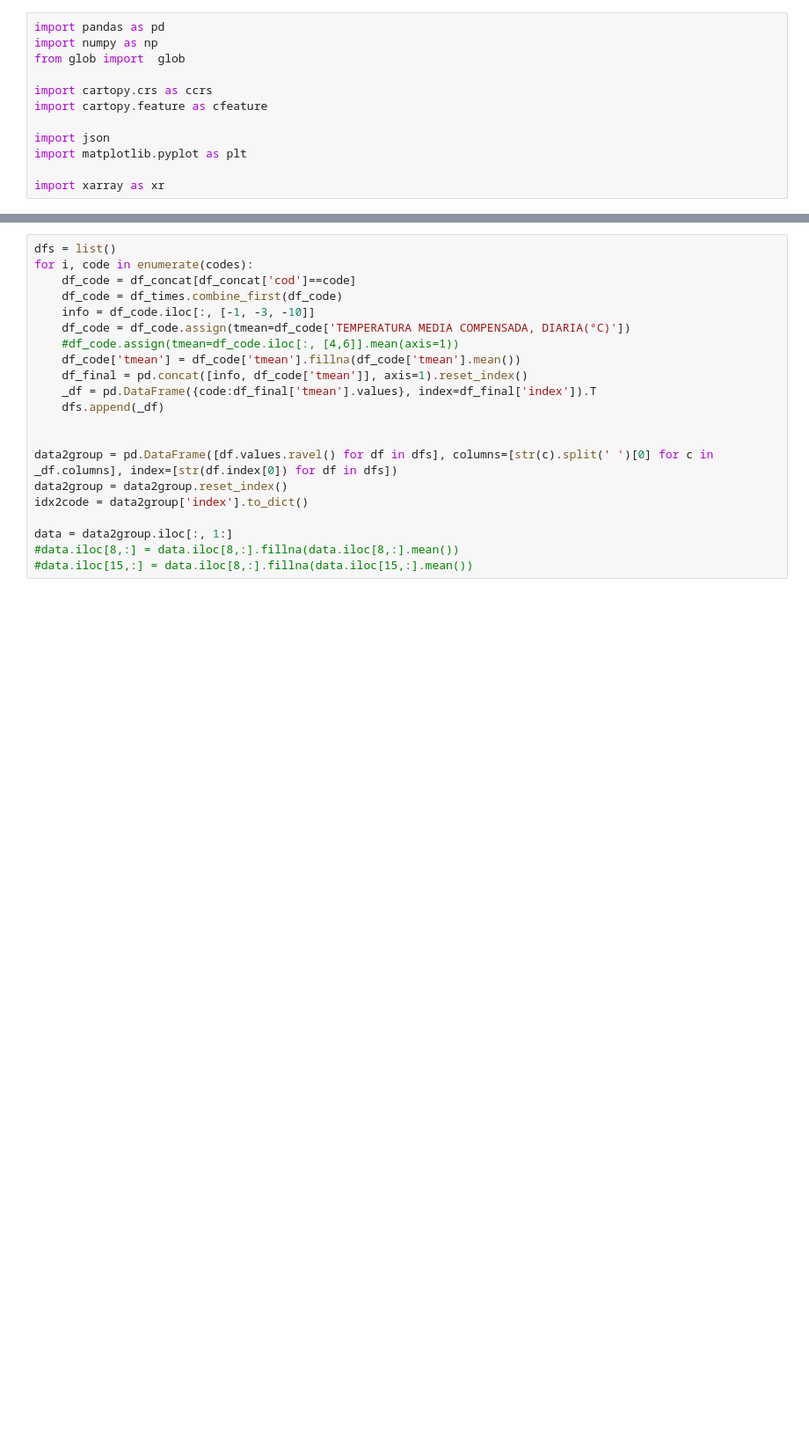
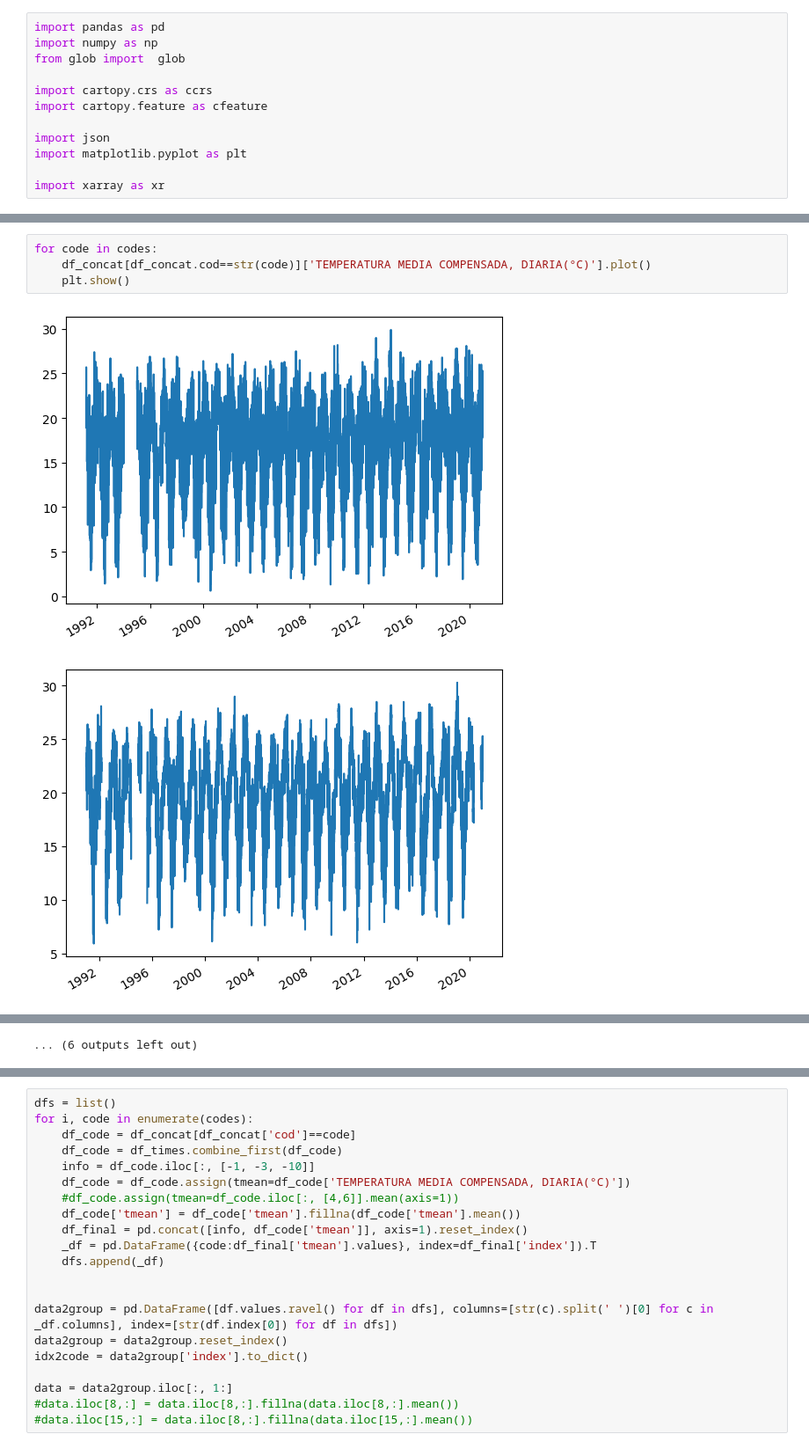
Before and after one commit to lucasdmarten/dissertacao, a Jupyter notebook: stations_parser.ipynb, the cells around one changed output, grey strips where cells are left out. Shown at 88% size. Cells and saved outputs as stored; diff of their text form; blank space fills up the shorter version.

```diff
--- a/stations_parser.ipynb
+++ b/stations_parser.ipynb
@@ -57,3 +58,10 @@ lats = [float(df_concat[df_concat.cod==code].lat.iloc[0]) for code in codes]
 alt = [float(df_concat[df_concat.cod==code].alt.iloc[0]) for code in codes]
 percent_null = [float(df_concat[df_concat.cod==code].percent_null.iloc[0]) for code in codes]
 cidades = pd.DataFrame(dict(names=names, lons=lons, lats=lats, alt=alt, codes=codes, percent_null=percent_null))
+# %%
+for code in codes:
+    df_concat[df_concat.cod==str(code)]['TEMPERATURA MEDIA COMPENSADA, DIARIA(°C)'].plot()
+    plt.show()
+# %% [output]
+[figure, added]
+[figure, added]
@@ -59,0 +78 @@ cidades = pd.DataFrame(dict(names=names, lons=lons, lats=lats, alt=alt, codes=co
+... (6 outputs left out)
```
Also changed, not shown: parts of 12 cells of this notebook.
